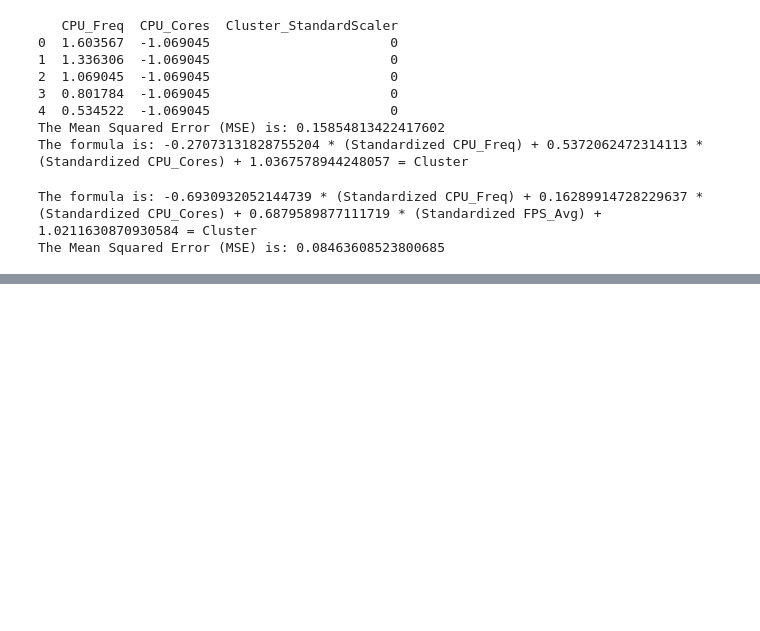
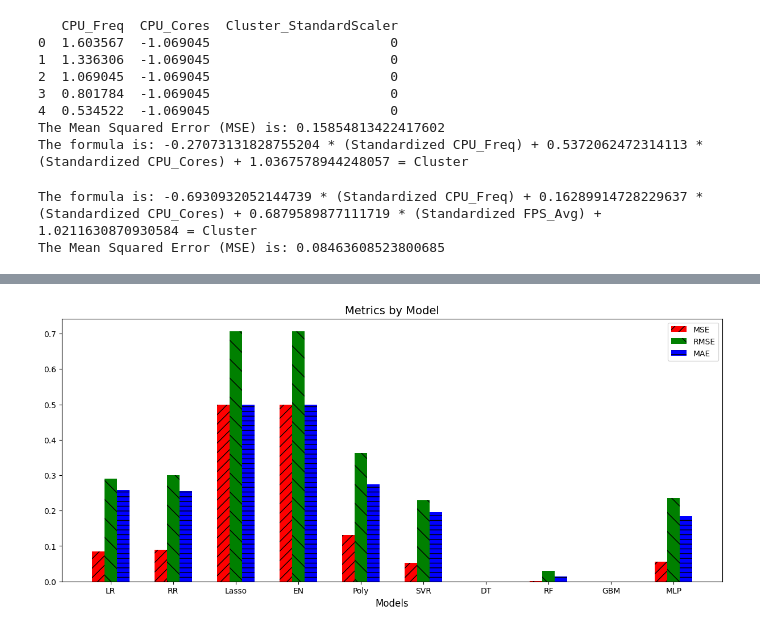
Before and after one commit to GXG-CS/Smart-Cameras, a Jupyter notebook: data_process/kmeans.ipynb, the cells around one changed output, grey strips where cells are left out. Drawn from its saved outputs; the diff is of its cells as text; code cells hidden in the pictures; blank space fills up the shorter version.

Commit message:
Add more models

```diff
--- a/data_process/kmeans.ipynb
+++ b/data_process/kmeans.ipynb
@@ -214,8 +214,13 @@ The Mean Squared Error (MSE) is: 0.08463608523800685
 from sklearn.linear_model import LinearRegression, Ridge, Lasso, ElasticNet
 from sklearn.preprocessing import PolynomialFeatures
 from sklearn.svm import SVR
+from sklearn.tree import DecisionTreeRegressor
+from sklearn.ensemble import RandomForestRegressor, GradientBoostingRegressor
+from sklearn.neural_network import MLPRegressor
 from sklearn.pipeline import make_pipeline
 from sklearn.metrics import mean_squared_error
+from sklearn.metrics import mean_absolute_error
+from math import sqrt
 
 # Initialize models
 linear_reg = LinearRegression()
@@ -224,6 +229,10 @@ lasso_reg = Lasso(alpha=1.0)
 elastic_net = ElasticNet(alpha=1.0, l1_ratio=0.5)
 polynomial_reg = make_pipeline(PolynomialFeatures(degree=2), LinearRegression())
 svr = SVR(C=1.0, epsilon=0.2, kernel='linear')
+decision_tree = DecisionTreeRegressor(random_state=0)
+random_forest = RandomForestRegressor(n_estimators=100, random_state=0)
+gbm = GradientBoostingRegressor(n_estimators=100, random_state=0)
+mlp = MLPRegressor(hidden_layer_sizes=(100,), max_iter=500, random_state=0)
 
 # Models Dictionary
 models = {
@@ -232,8 +241,15 @@ models = {
     "Lasso Regression": lasso_reg,
     "Elastic Net": elastic_net,
     "Polynomial Regression": polynomial_reg,
-    "Support Vector Regression": svr
+    "Support Vector Regression": svr,
+    "Decision Trees": decision_tree,
+    "Random Forest": random_forest,
+    "Gradient Boosting Machines": gbm,
+    "Multi-layer Perceptron (MLP)": mlp
 }
+
+# Initialize a dictionary to store metrics
+metrics_dict = {}
 
 # Loop over models to fit, predict, and find loss
 for name, model in models.items():
@@ -246,15 +262,66 @@ for name, model in models.items():
     # Calculate Mean Squared Error
     mse = mean_squared_error(y_test, y_pred)
 
+    # Calculate Root Mean Squared Error
+    rmse = sqrt(mse)
+
+    # Calculate Mean Absolute Error
+    mae = mean_absolute_error(y_test, y_pred)
+
+    # Store the metrics in the dictionary
+    metrics_dict[name] = {'MSE': mse, 'RMSE': rmse, 'MAE': mae}
+
     # Output the results
     print(f"{name}")
     print("------------------------------")
-    print(f"Mean Squared Error (Loss): {mse}")
+    print(f"Mean Squared Error (MSE): {mse}")
+    print(f"Root Mean Squared Error (RMSE): {rmse}")
+    print(f"Mean Absolute Error (MAE): {mae}")
     if hasattr(model, 'coef_'):
         print(f"Coefficients: {model.coef_}")
     if hasattr(model, 'intercept_'):
         print(f"Intercept: {model.intercept_}")
     print("\n")
+
+    # Output hyperparameters
+    print(f"Hyperparameters: {model.get_params()}")
+    print("\n")
+
+# # Print the stored metrics for all models
+# for model_name, metrics in metrics_dict.items():
+#     print(f"{model_name}")
+#     print("------------------------------")
+#     for metric_name, metric_value in metrics.items():
+#         print(f"{metric_name}: {metric_value}")
+#     print("\n")
+
+
+# Prepare data for plotting
+abbreviations = ["LR", "RR", "Lasso", "EN", "Poly", "SVR", "DT", "RF", "GBM", "MLP"]
+labels = abbreviations
+mse_values = [metrics['MSE'] for metrics in metrics_dict.values()]
+rmse_values = [metrics['RMSE'] for metrics in metrics_dict.values()]
+mae_values = [metrics['MAE'] for metrics in metrics_dict.values()]
+
+x = np.arange(len(labels))  # the label locations
+
+width = 0.2  # the width of the bars
+fig, ax = plt.subplots(figsize=(15, 6))  # Set figure size to make it longer in x
+
+# Create bars with different colors and styles
+rects1 = ax.bar(x - width, mse_values, width, label='MSE', color='r', hatch='//')
+rects2 = ax.bar(x, rmse_values, width, label='RMSE', color='g', hatch='\\')
+rects3 = ax.bar(x + width, mae_values, width, label='MAE', color='b', hatch='--')
+
+# Add some text for labels, title, and custom x-axis tick labels, etc.
+ax.set_xlabel('Models', fontsize=12)
+ax.set_title('Metrics by Model', fontsize=14)
+ax.set_xticks(x)
+ax.set_xticklabels(labels, fontsize=10)
+ax.legend()
+
+# Show the plot
+plt.show()
 # %% [output]
 Linear Regression
 ------------------------------
@@ -275,0 +343 @@ Intercept: [1.05741281]
+[figure, added]
```
Also changed, not shown: parts of 1 cell of this notebook.
